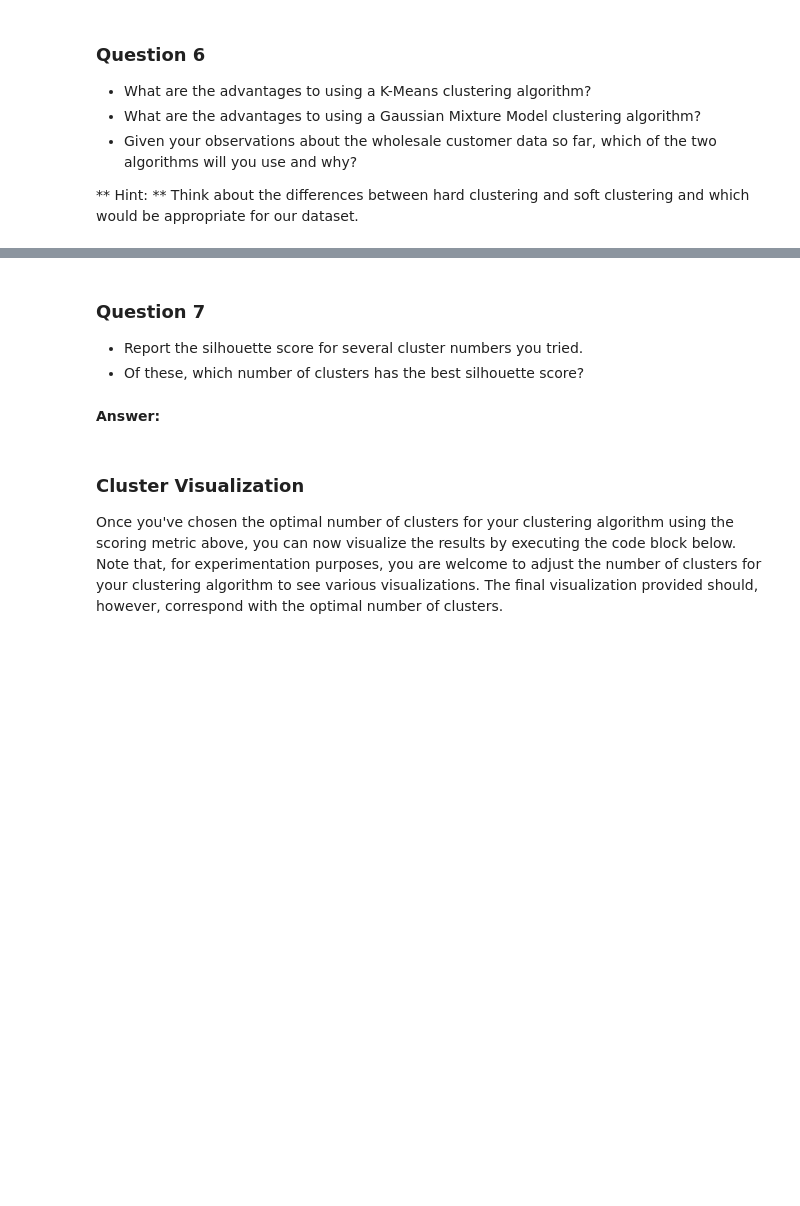
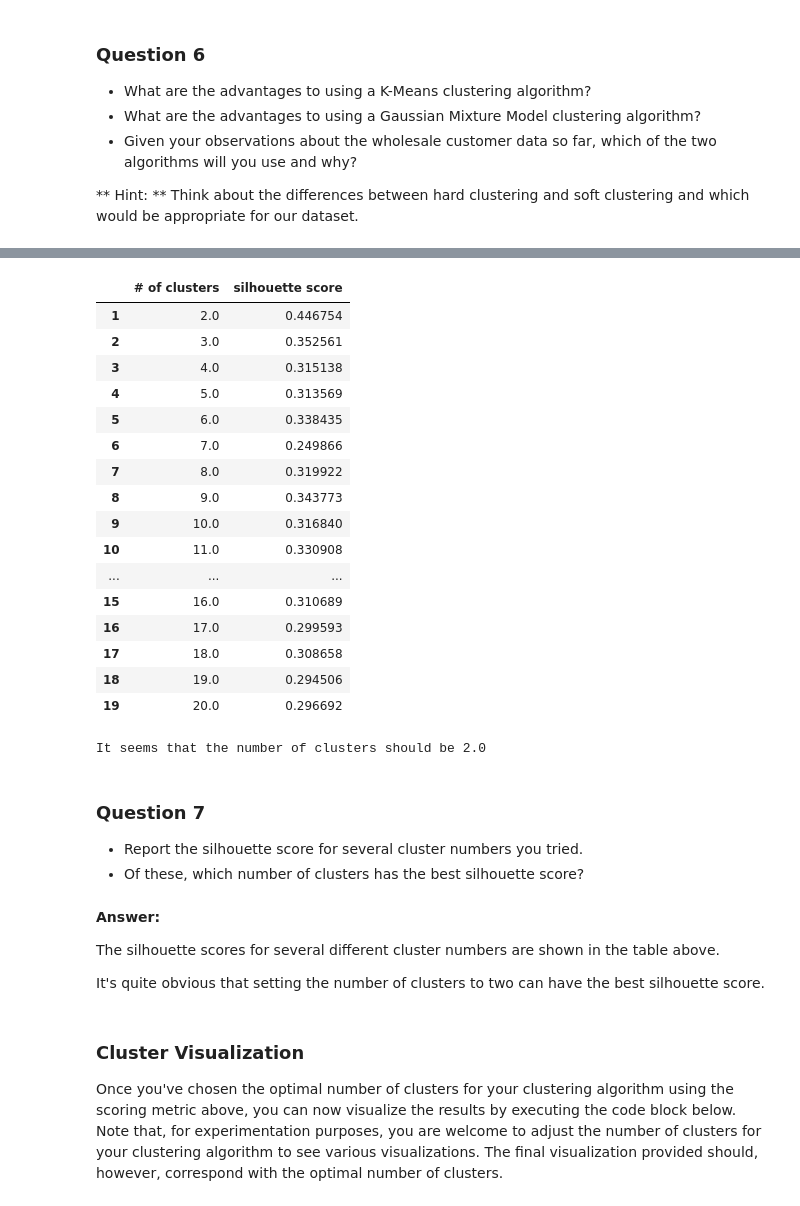
Before and after one commit to yuhow/udacity_nano_ML_course, a Jupyter notebook: customer_segments/customer_segments.ipynb, the cells around one changed output, grey strips where cells are left out. Saved outputs shown, nothing was run; the diff lists cells and outputs as text; code cells hidden in the pictures; blank space fills up the shorter version.

```diff
--- a/customer_segments/customer_segments.ipynb
+++ b/customer_segments/customer_segments.ipynb
@@ -493,25 +494,63 @@ In the code block below, you will need to implement the following:
 # %%
-# TODO: Apply your clustering algorithm of choice to the reduced data
-clusterer = None
+from sklearn.mixture import GaussianMixture
+from sklearn.metrics import silhouette_score
 
-# TODO: Predict the cluster for each data point
-preds = None
+def GMM_clustering(n_clusters):
+    # TODO: Apply your clustering algorithm of choice to the reduced data
+    clusterer = GaussianMixture(n_components=n_clusters, random_state=0)
+    clusterer.fit(reduced_data)
 
-# TODO: Find the cluster centers
-centers = None
+    # TODO: Predict the cluster for each data point
+    preds = clusterer.predict(reduced_data)
 
-# TODO: Predict the cluster for each transformed sample data point
-sample_preds = None
+    # TODO: Find the cluster centers
+    centers = clusterer.means_
 
-# TODO: Calculate the mean silhouette coefficient for the number of clusters chosen
-score = None
+    # TODO: Predict the cluster for each transformed sample data point
+    sample_preds = clusterer.predict(pca_samples)
+
+    # TODO: Calculate the mean silhouette coefficient for the number of clusters chosen
+    score = silhouette_score(reduced_data, preds)
+    return score
+
+clustering_results = pd.DataFrame(columns=['# of clusters', 'silhouette score'])
+for num in range(2, 21):
+    clustering_results.loc[num-1] = (num, GMM_clustering(num))
+
+display(clustering_results)
+print
+print 'It seems that the number of clusters should be ' +\
+      str(clustering_results.loc[clustering_results['silhouette score'].argmax()]['# of clusters'])
+# %% [output]
+|  | # of clusters | silhouette score |
+| 1 | 2.0 | 0.446754 |
+| 2 | 3.0 | 0.352561 |
+| 3 | 4.0 | 0.315138 |
+| 4 | 5.0 | 0.313569 |
+| 5 | 6.0 | 0.338435 |
+| 6 | 7.0 | 0.249866 |
+| 7 | 8.0 | 0.319922 |
+| 8 | 9.0 | 0.343773 |
+| 9 | 10.0 | 0.316840 |
+| 10 | 11.0 | 0.330908 |
+| ... | ... | ... |
+| 15 | 16.0 | 0.310689 |
+| 16 | 17.0 | 0.299593 |
+| 17 | 18.0 | 0.308658 |
+| 18 | 19.0 | 0.294506 |
+| 19 | 20.0 | 0.296692 |
+It seems that the number of clusters should be 2.0
 # %% [markdown]
 ### Question 7
 
 * Report the silhouette score for several cluster numbers you tried.
 * Of these, which number of clusters has the best silhouette score?
-# %% [markdown]
-**Answer:**
+# %% [markdown]
+**Answer:**
+
+The silhouette scores for several different cluster numbers are shown in the table above.
+
+It's quite obvious that setting the number of clusters to two can have the best silhouette score.
 # %% [markdown]
 ### Cluster Visualization
 Once you've chosen the optimal number of clusters for your clustering algorithm using the scoring metric above, you can now visualize the results by executing the code block below. Note that, for experimentation purposes, you are welcome to adjust the number of clusters for your clustering algorithm to see various visualizations. The final visualization provided should, however, correspond with the optimal number of clusters.
```
Also changed, not shown: parts of 8 cells of this notebook.
